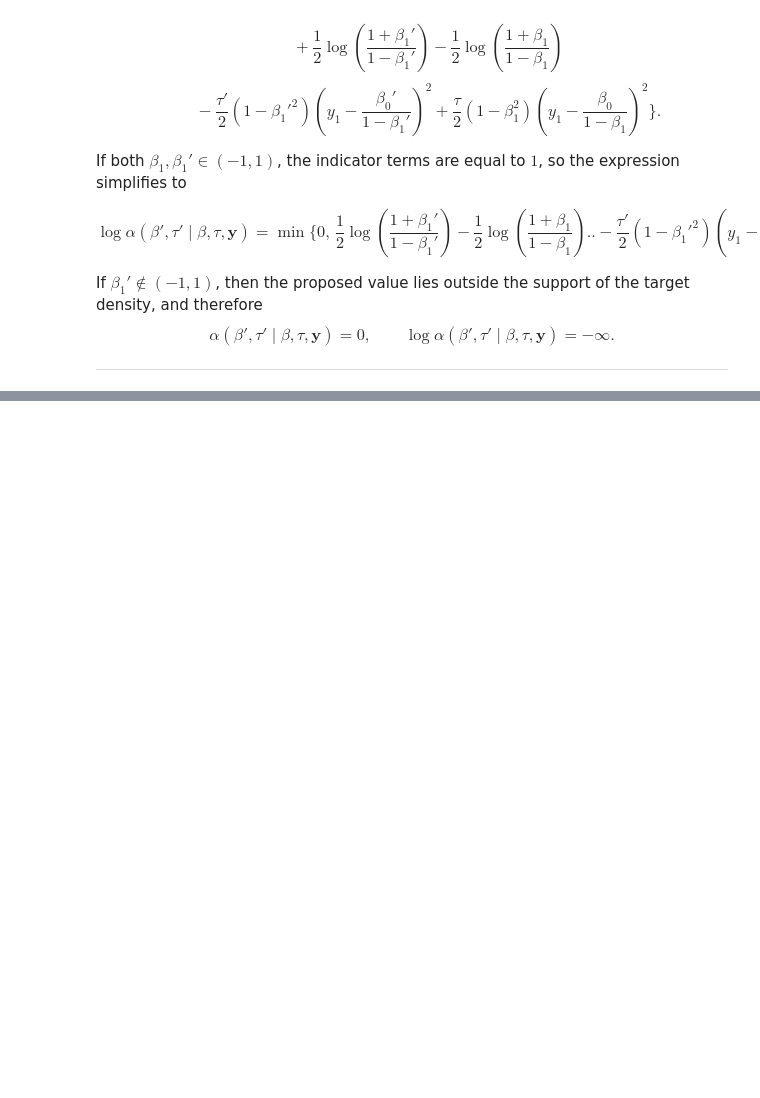
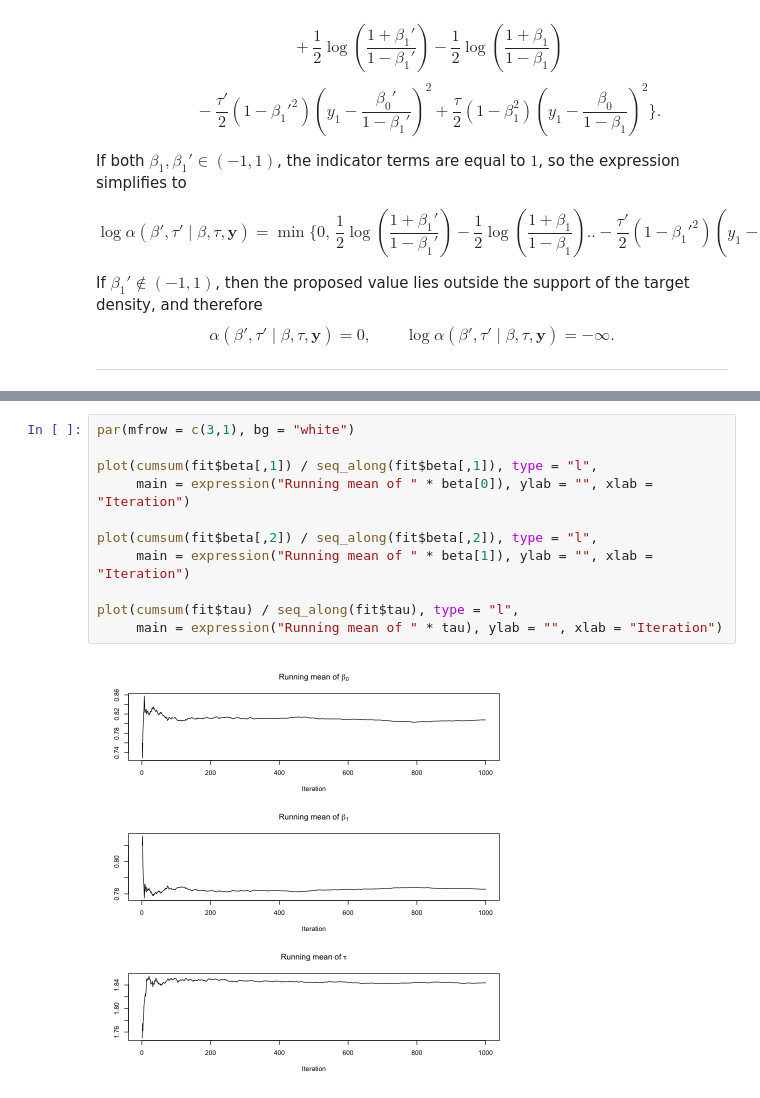
Before and after one commit to mirkovicdev/project2, a Jupyter notebook: project2.ipynb, the cells around one changed output, grey strips where cells are left out. Saved outputs shown, nothing was run; the diff lists cells and outputs as text; blank space fills up the shorter version.

```diff
--- a/project2.ipynb
+++ b/project2.ipynb
@@ -1462,0 +1557,13 @@ We will now finally implement the Metropolis-Hastings algorithm to compute the o
+# %%
+par(mfrow = c(3,1), bg = "white")
+
+plot(cumsum(fit$beta[,1]) / seq_along(fit$beta[,1]), type = "l",
+     main = expression("Running mean of " * beta[0]), ylab = "", xlab = "Iteration")
+
+plot(cumsum(fit$beta[,2]) / seq_along(fit$beta[,2]), type = "l",
+     main = expression("Running mean of " * beta[1]), ylab = "", xlab = "Iteration")
+
+plot(cumsum(fit$tau) / seq_along(fit$tau), type = "l",
+     main = expression("Running mean of " * tau), ylab = "", xlab = "Iteration")
+# %% [output]
+[figure, added]
```
Also changed, not shown: parts of 28 cells of this notebook.
